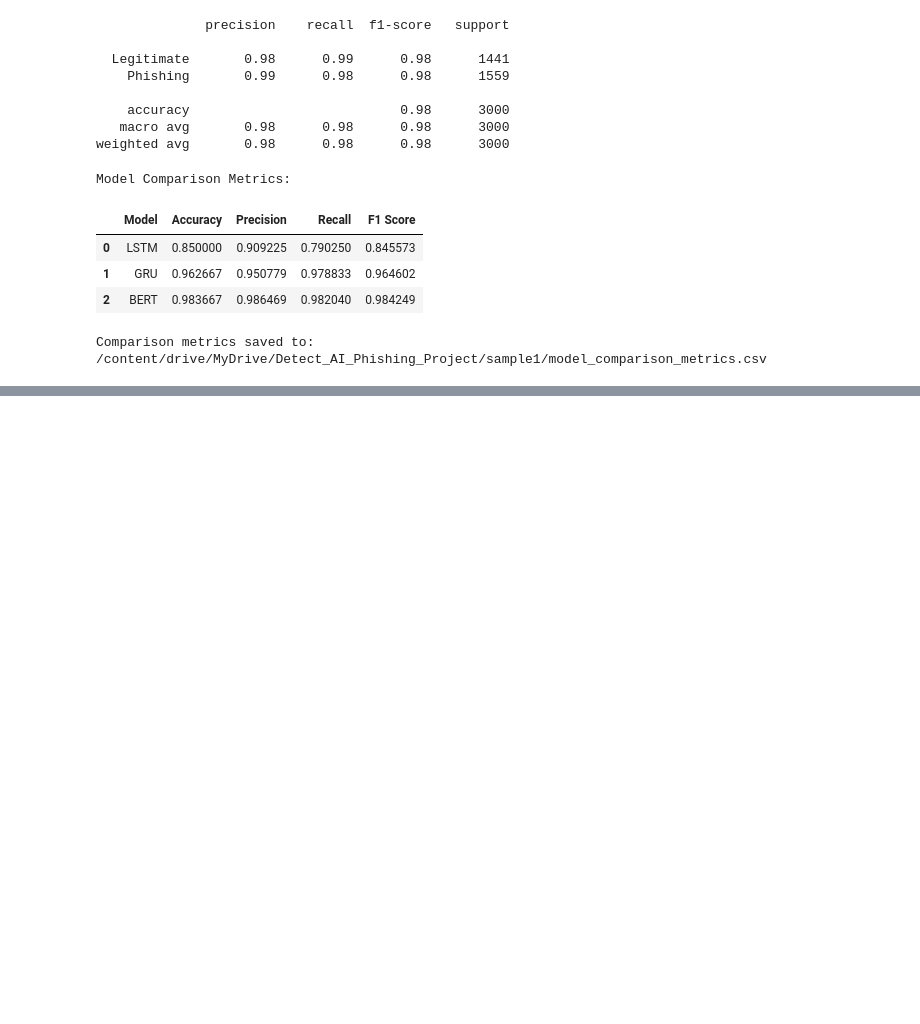
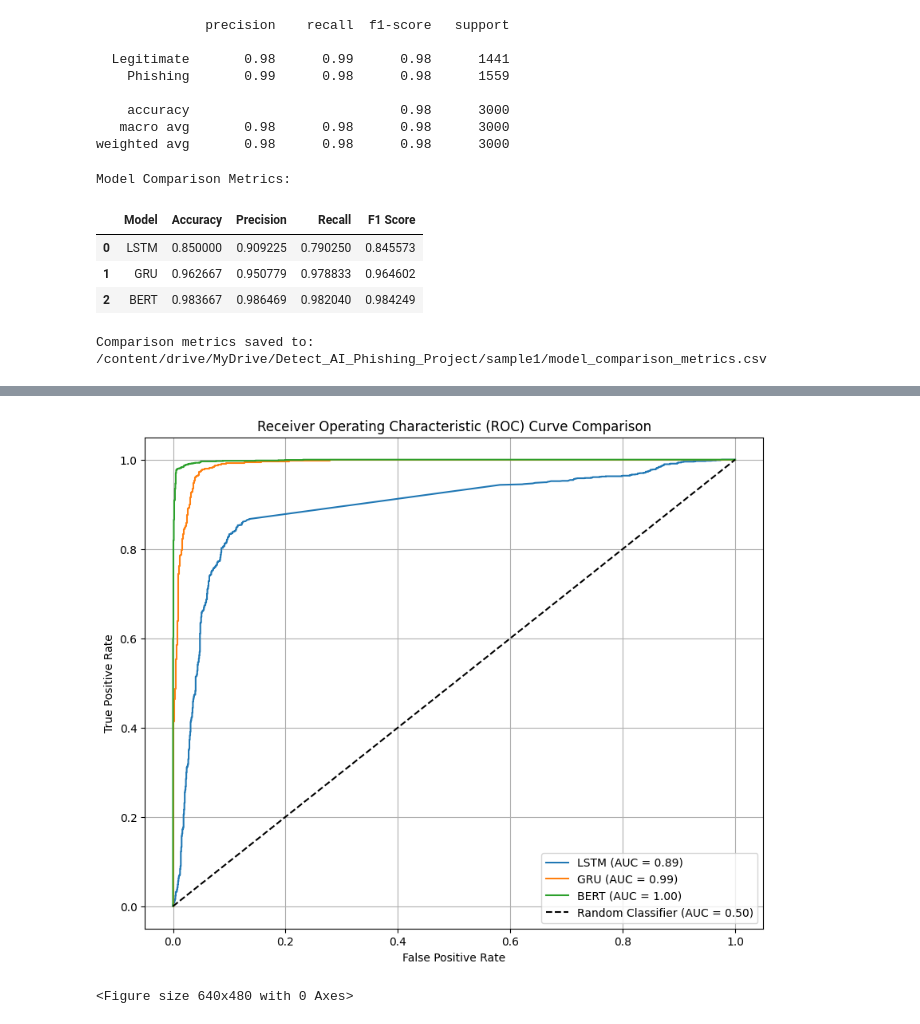
Before and after one commit to kushalshah0/colab_tools, a Jupyter notebook: ai-generated-phishing-emails-detection.ipynb, the cells around one changed output, grey strips where cells are left out. Cells and saved outputs as stored; diff of their text form; code cells hidden in the pictures; blank space fills up the shorter version.

```diff
--- a/ai-generated-phishing-emails-detection.ipynb
+++ b/ai-generated-phishing-emails-detection.ipynb
@@ -822,0 +848,60 @@ Comparison metrics saved to: /content/drive/MyDrive/Detect_AI_Phishing_Project/s
+# %%
+from sklearn.metrics import roc_curve, auc
+import matplotlib.pyplot as plt
+from scipy.special import softmax # For BERT logits
+
+# 3. Define the true labels for the test set
+y_true = y_test # y_test is already available from previous steps
+
+# Prepare probabilities for each model
+# LSTM and GRU probabilities are already calculated
+lstm_positive_probs = lstm_probs
+gru_positive_probs = gru_probs
+
+# BERT probabilities: apply softmax to logits and get the probability of the positive class (index 1)
+bert_logits = test_results.predictions
+bert_positive_probs = softmax(bert_logits, axis=1)[:, 1]
+
+# Create a dictionary to hold model names and their positive class probabilities
+models_data = {
+    'LSTM': lstm_positive_probs,
+    'GRU': gru_positive_probs,
+    'BERT': bert_positive_probs
+}
+
+# 2. Create a new figure for the plot
+plt.figure(figsize=(10, 8))
+
+# 4. For each model (LSTM, GRU, and BERT):
+for model_name, probs in models_data.items():
+    # a. Get the predicted probabilities (already done above)
+
+    # b. Calculate the False Positive Rate (fpr), True Positive Rate (tpr), and thresholds
+    fpr, tpr, thresholds = roc_curve(y_true, probs)
+
+    # c. Calculate the Area Under the Curve (AUC)
+    roc_auc = auc(fpr, tpr)
+
+    # d. Plot the ROC curve for the current model
+    plt.plot(fpr, tpr, label=f'{model_name} (AUC = {roc_auc:.2f})')
+
+# 5. Plot a diagonal dashed line from (0,0) to (1,1)
+plt.plot([0, 1], [0, 1], 'k--', label='Random Classifier (AUC = 0.50)')
+
+# 6. Add a title to the plot
+plt.title('Receiver Operating Characteristic (ROC) Curve Comparison')
+
+# 7. Label the x-axis and y-axis
+plt.xlabel('False Positive Rate')
+plt.ylabel('True Positive Rate')
+
+# 8. Add a legend
+plt.legend(loc='lower right')
+
+# 9. Display the plot
+plt.grid(True)
+plt.show()
+plt.savefig(f"{BASE_DIR}/{SAMPLE_NAME}/roc_curve_comparison.png")
+# %% [output]
+[figure, added]
+<Figure size 640x480 with 0 Axes>
```
Also changed, not shown: parts of 4 cells of this notebook.
